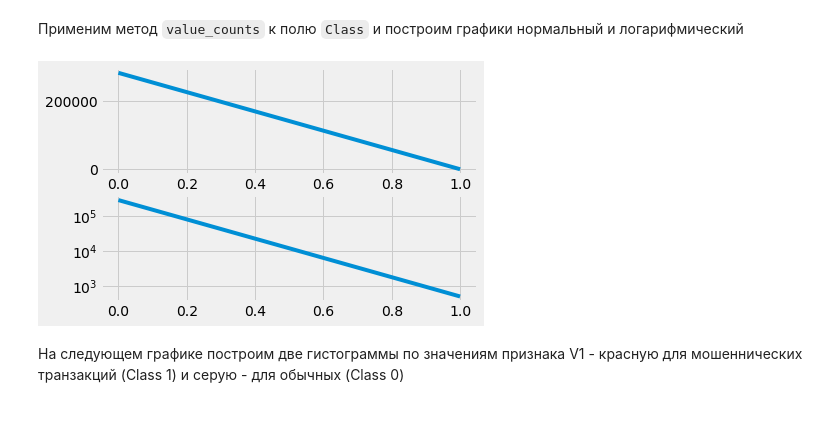
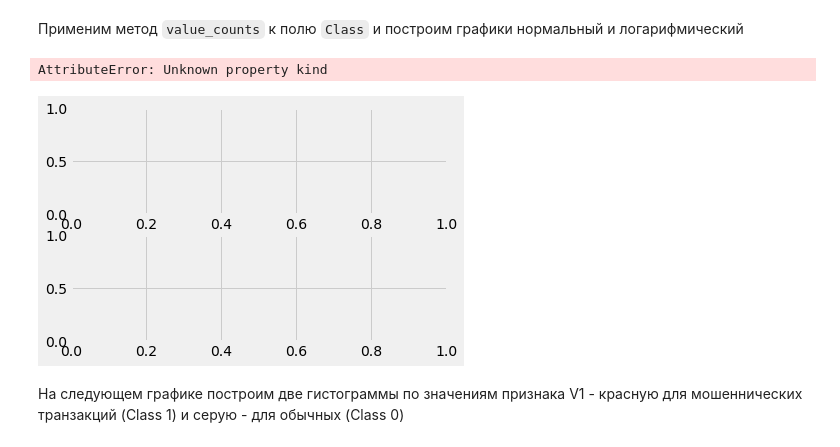
Before and after one commit to DmitryVGusev/GB-Python-in-DS, a Jupyter notebook: Python_in_DS_homework2.ipynb, the cells around one changed output. Saved outputs shown, nothing was run; the diff lists cells and outputs as text; code cells hidden in the pictures; blank space fills up the shorter version.

```diff
--- a/Python_in_DS_homework2.ipynb
+++ b/Python_in_DS_homework2.ipynb
@@ -374,15 +374,16 @@ df = pd.read_csv('./csv/creditcard.csv')
 # %%
 cvc = df["Class"].value_counts()
 
 fig, ax = plt.subplots(2)
 plt.style.use('fivethirtyeight')
 
-ax[0].plot(cvc)
+ax[0].plot(cvc, kind='bar')
 
-ax[1].plot(cvc)
+ax[1].plot(cvc, kind='bar')
 ax[1].set_yscale('log')
 # %% [output]
+AttributeError: Unknown property kind
-[figure, old version]
+[figure, new version]
 # %% [markdown]
 На следующем графике построим две гистограммы по значениям признака V1 - красную для мошеннических транзакций (Class 1) и серую - для обычных (Class 0)
 # %%
```
